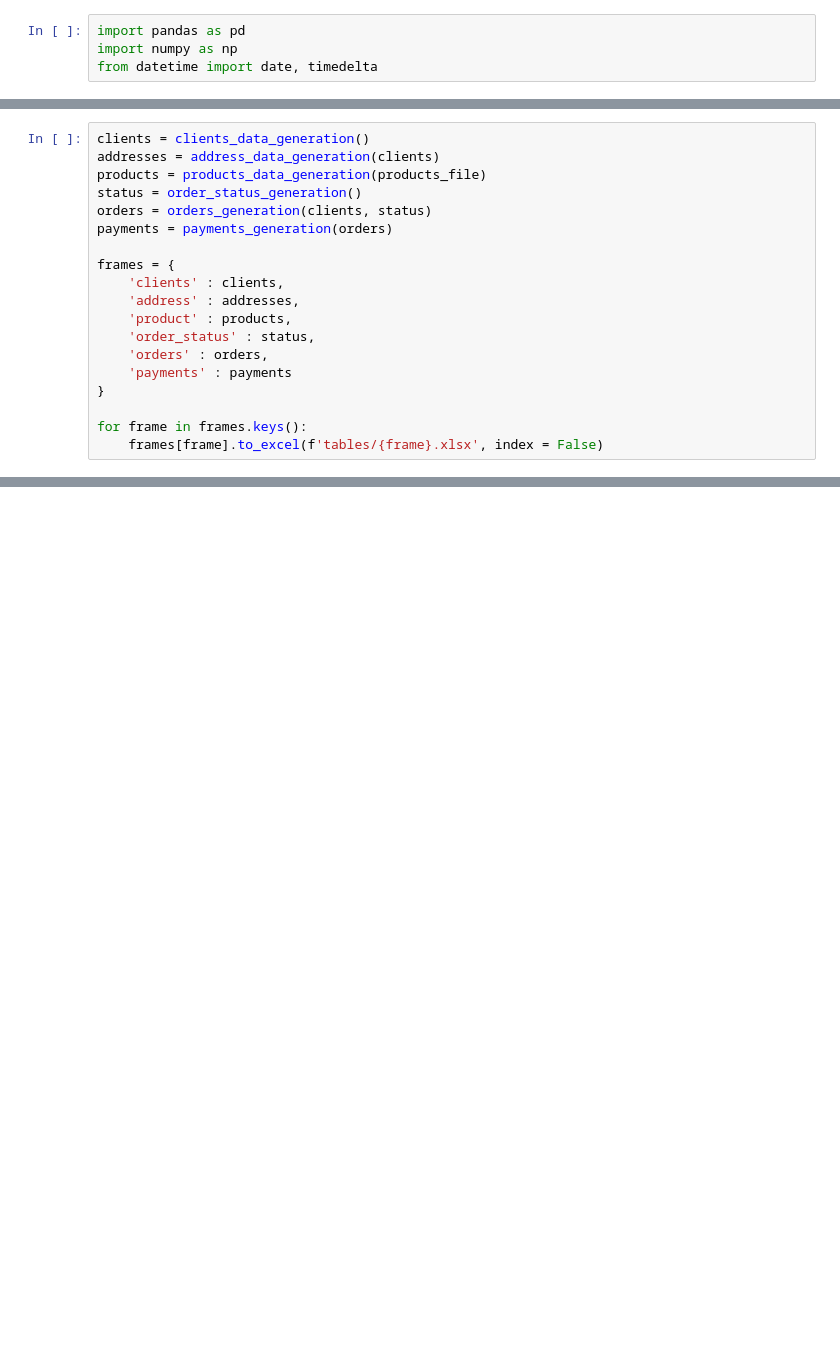
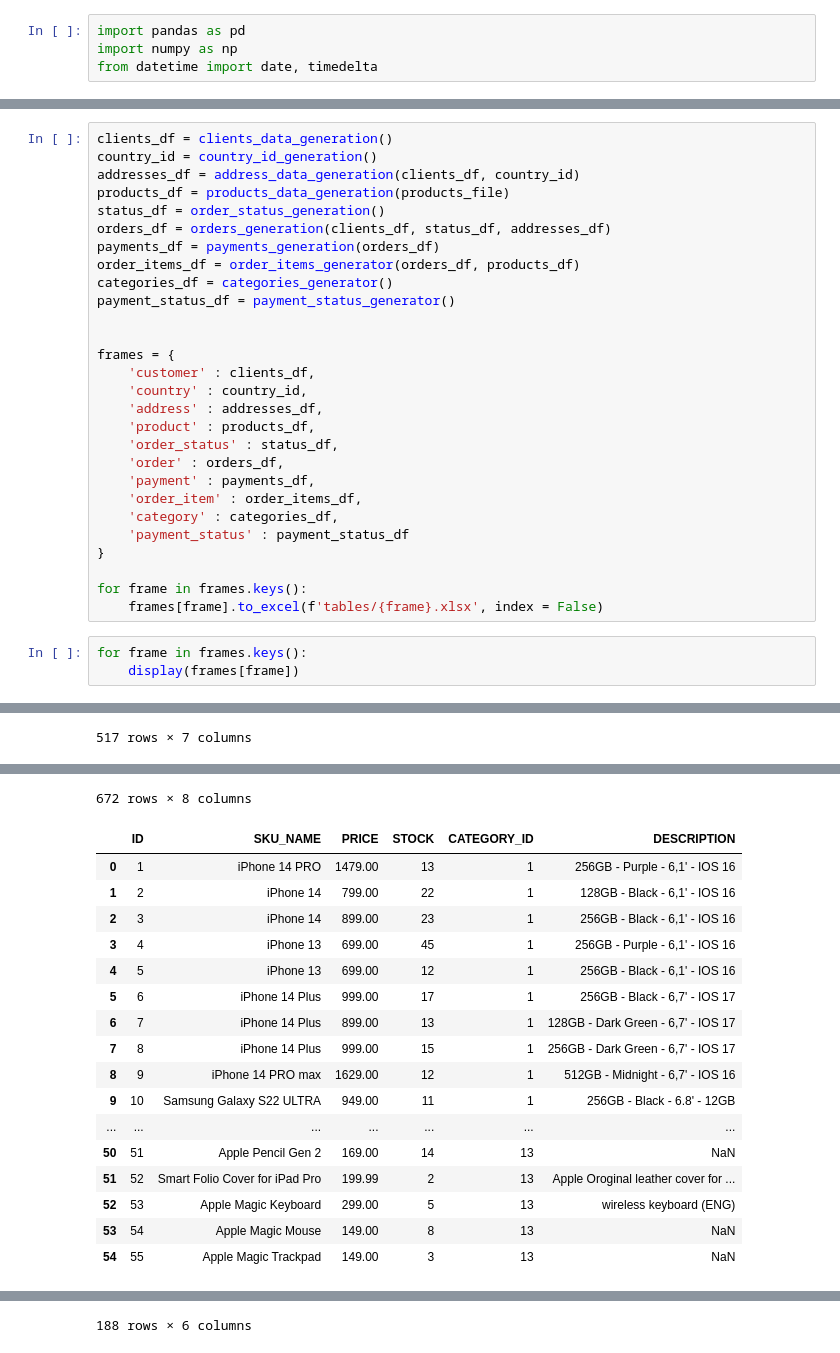
Before and after one commit to vavabramov/SRD_project, a Jupyter notebook: tables_generator.ipynb, the cells around one changed output, grey strips where cells are left out. Saved outputs shown, nothing was run; the diff lists cells and outputs as text; blank space fills up the shorter version.

```diff
--- a/tables_generator.ipynb
+++ b/tables_generator.ipynb
@@ -217,19 +312,32 @@ def order_status_generation():
 # %%
-clients = clients_data_generation()
-addresses = address_data_generation(clients)
-products = products_data_generation(products_file)
-status = order_status_generation()
-orders = orders_generation(clients, status)
-payments = payments_generation(orders)
+clients_df = clients_data_generation()
+country_id = country_id_generation()
+addresses_df = address_data_generation(clients_df, country_id)
+products_df = products_data_generation(products_file)
+status_df = order_status_generation()
+orders_df = orders_generation(clients_df, status_df, addresses_df)
+payments_df = payments_generation(orders_df)
+order_items_df = order_items_generator(orders_df, products_df)
+categories_df = categories_generator()
+payment_status_df = payment_status_generator()
+
 
 frames = {
-    'clients' : clients,
-    'address' : addresses,
-    'product' : products,
-    'order_status' : status,
-    'orders' : orders,
-    'payments' : payments
+    'customer' : clients_df,
+    'country' : country_id,
+    'address' : addresses_df,
+    'product' : products_df,
+    'order_status' : status_df,
+    'order' : orders_df,
+    'payment' : payments_df,
+    'order_item' : order_items_df,
+    'category' : categories_df,
+    'payment_status' : payment_status_df
 }
 
 for frame in frames.keys():
     frames[frame].to_excel(f'tables/{frame}.xlsx', index = False)
+# %%
+for frame in frames.keys():
+    display(frames[frame])
+# %% [output]
@@ -235,0 +356 @@ for frame in frames.keys():
+517 rows × 7 columns
@@ -235,0 +379,18 @@ for frame in frames.keys():
+672 rows × 8 columns
+|  | ID | SKU_NAME | PRICE | STOCK | CATEGORY_ID | DESCRIPTION |
+| 0 | 1 | iPhone 14 PRO | 1479.00 | 13 | 1 | 256GB - Purple - 6,1' - IOS 16 |
+| 1 | 2 | iPhone 14 | 799.00 | 22 | 1 | 128GB - Black - 6,1' - IOS 16 |
+| 2 | 3 | iPhone 14 | 899.00 | 23 | 1 | 256GB - Black - 6,1' - IOS 16 |
+| 3 | 4 | iPhone 13 | 699.00 | 45 | 1 | 256GB - Purple - 6,1' - IOS 16 |
+| 4 | 5 | iPhone 13 | 699.00 | 12 | 1 | 256GB - Black - 6,1' - IOS 16 |
+| 5 | 6 | iPhone 14 Plus | 999.00 | 17 | 1 | 256GB - Black - 6,7' - IOS 17 |
+| 6 | 7 | iPhone 14 Plus | 899.00 | 13 | 1 | 128GB - Dark Green - 6,7' - IOS 17 |
+| 7 | 8 | iPhone 14 Plus | 999.00 | 15 | 1 | 256GB - Dark Green - 6,7' - IOS 17 |
+| 8 | 9 | iPhone 14 PRO max | 1629.00 | 12 | 1 | 512GB - Midnight - 6,7' - IOS 16 |
+| 9 | 10 | Samsung Galaxy S22 ULTRA | 949.00 | 11 | 1 | 256GB - Black - 6.8' - 12GB |
+| ... | ... | ... | ... | ... | ... | ... |
+| 50 | 51 | Apple Pencil Gen 2 | 169.00 | 14 | 13 | NaN |
+| 51 | 52 | Smart Folio Cover for iPad Pro | 199.99 | 2 | 13 | Apple Oroginal leather cover for ... |
+| 52 | 53 | Apple Magic Keyboard | 299.00 | 5 | 13 | wireless keyboard (ENG) |
+| 53 | 54 | Apple Magic Mouse | 149.00 | 8 | 13 | NaN |
+| 54 | 55 | Apple Magic Trackpad | 149.00 | 3 | 13 | NaN |
@@ -235,0 +416 @@ for frame in frames.keys():
+188 rows × 6 columns
```
Also changed, not shown: parts of 4 cells of this notebook, 20 other files.
